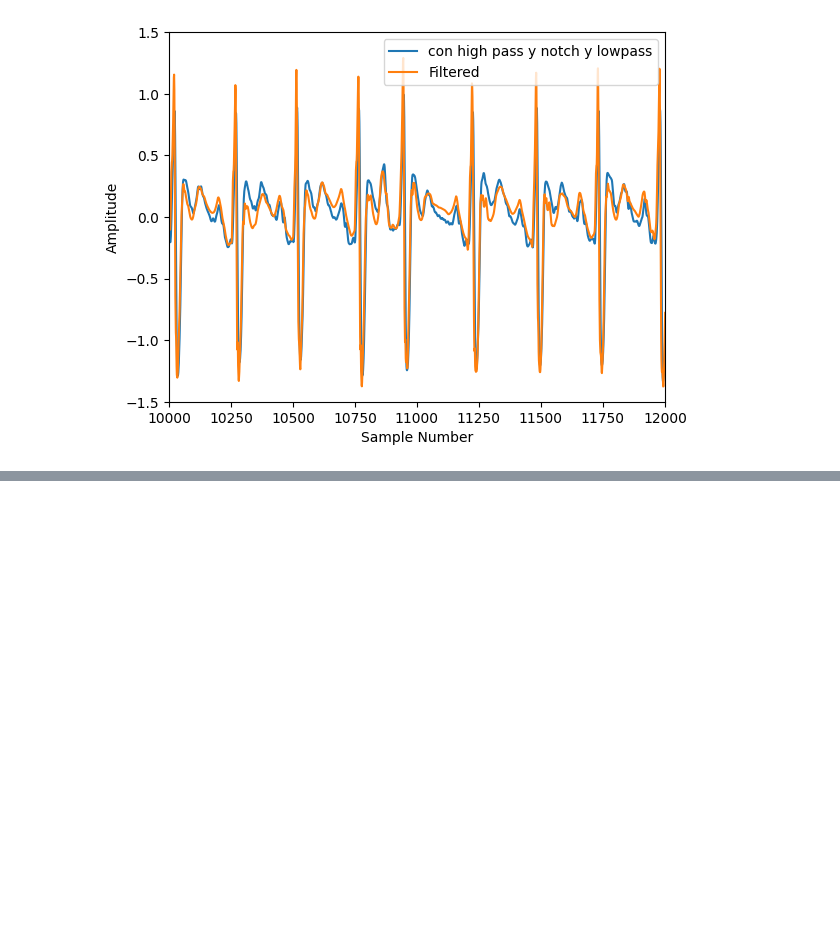
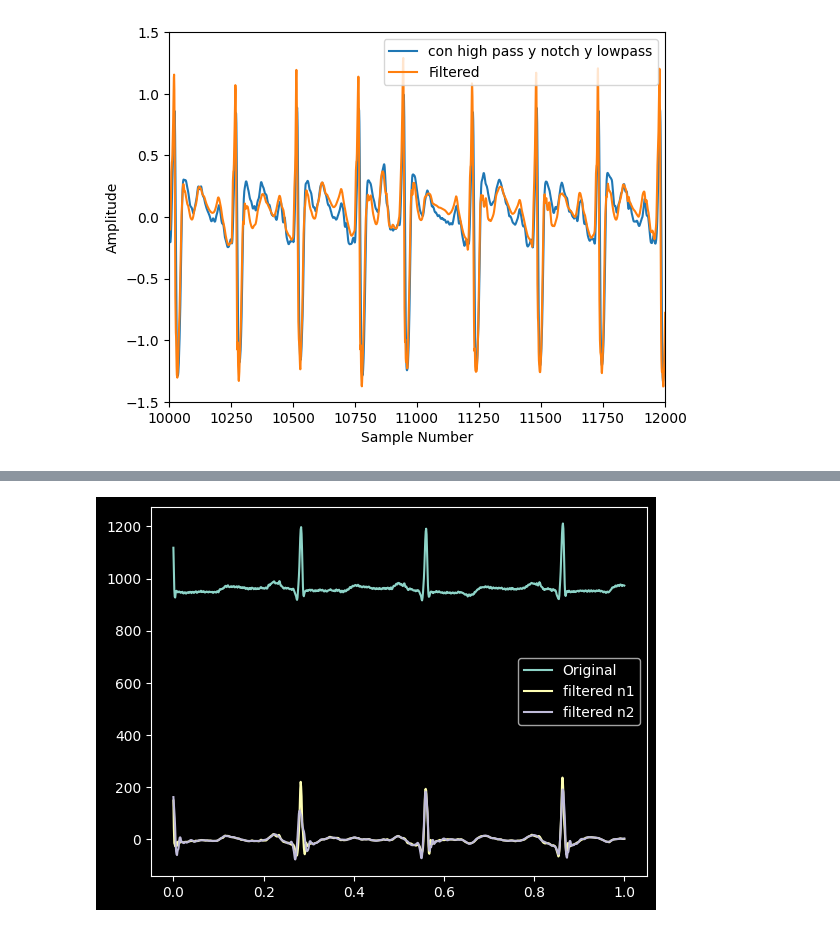
Before and after one commit to JBatRey/tp4assd, a Jupyter notebook: denoise.ipynb, the cells around one changed output, grey strips where cells are left out. Cells and saved outputs as stored; diff of their text form; code cells hidden in the pictures; blank space fills up the shorter version.

```diff
--- a/denoise.ipynb
+++ b/denoise.ipynb
@@ -176,0 +181,73 @@ plt.show()
+# %%
+# Load ECG signal
+
+ecg_signal = np.array(ecg_record["'MLII'"])
+#ecg_signal = ecg_signal-mean(ecg_signal)
+
+def filter_signal(signal, n):
+    # Define wavelet and level of decomposition
+    wavelet = 'db4'
+    level = 6
+
+    # Perform wavelet decomposition
+    coeffs = pywt.wavedec(signal, wavelet, level=level)
+    new_coeffs = []
+    for id, coef in enumerate(coeffs):
+        if id==1 or id==2 or id==3 or id==4:
+            '''
+            mean_arr = np.convolve(abs(coef), np.ones(n) / n, mode='same')
+            new_coeff = np.zeros(len(coef))
+            for id, element in enumerate(coef):
+                if abs(coef[id])>mean_arr[id]:
+                    new_coeff[id] = coef[id]
+            new_coeffs.append(new_coeff)
+            '''
+            new_coeffs.append(coef)
+        else:
+            new_coeffs.append(np.zeros(len(coef)))
+
+    ecg_filtered = pywt.waverec(new_coeffs, wavelet)
+    return ecg_filtered
+
+def filter_signal2(signal, n):
+    # Define wavelet and level of decomposition
+    wavelet = 'db4'
+    level = 4
+
+    # Perform wavelet decomposition
+    coeffs = pywt.wavedec(signal, wavelet, level=level)
+    new_coeffs = []
+    for id, coef in enumerate(coeffs):
+        if id==0:
+            new_coeffs.append(coef)
+        elif id==1:
+            mean_arr = np.convolve(abs(coef), np.ones(n) / n, mode='same')
+            new_coeff = np.zeros(len(coef))
+            for id, element in enumerate(coef):
+                if abs(coef[id])>mean_arr[id]:
+                    new_coeff[id] = coef[id]
+            new_coeffs.append(new_coeff)
+        else:
+            new_coeffs.append(np.zeros(len(coef)))
+
+    # Perform wavelet thresholding
+
+    # Reconstruct filtered signal
+    ecg_filtered = pywt.waverec(new_coeffs, wavelet)
+    return ecg_filtered
+    # Plot original and filtered signals
+
+import matplotlib.pyplot as plt
+nums = [5, 10, 25, 60]
+
+x1 = 3000
+x2 = 4000
+t = np.linspace(0, 1, x2-x1)
+plt.plot(t,ecg_signal[x1:x2], label='Original')
+plt.plot(t, filter_signal(ecg_signal, 50)[x1:x2], label='filtered n1')
+plt.plot(t, filter_signal2(filter_signal(ecg_signal, 25), 50)[x1:x2], label='filtered n2')
+
+plt.legend()
+plt.show()
+# %% [output]
+[figure, added]
```
Also changed, not shown: parts of 4 cells of this notebook, 2 other files.
